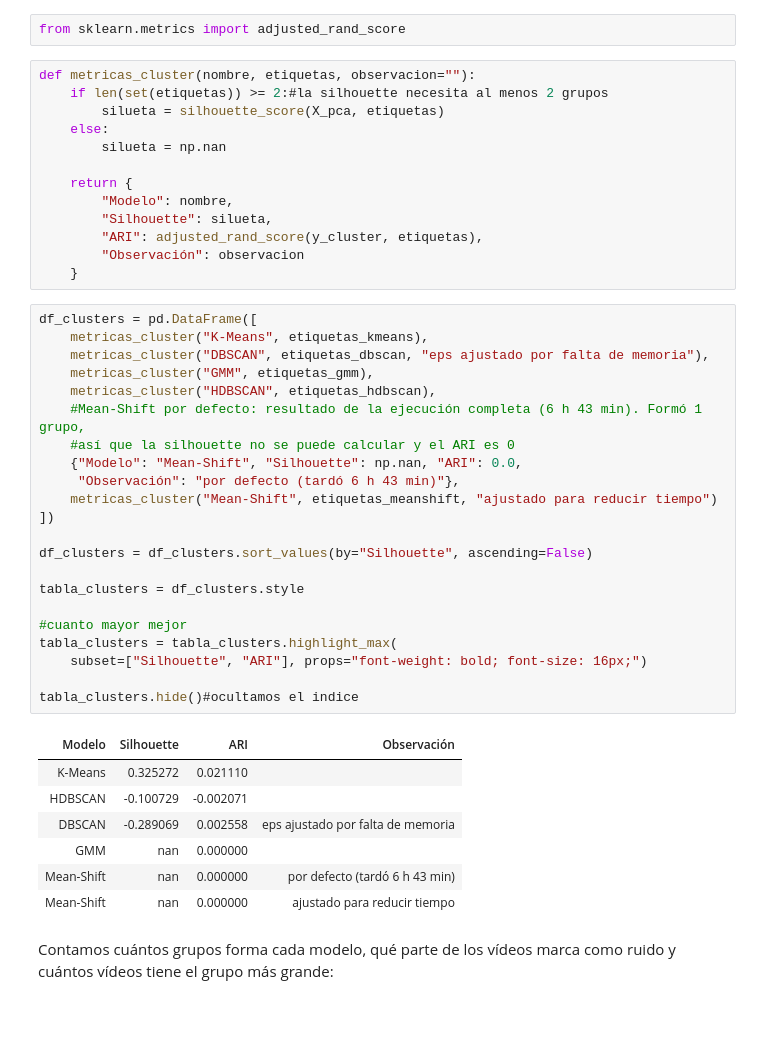
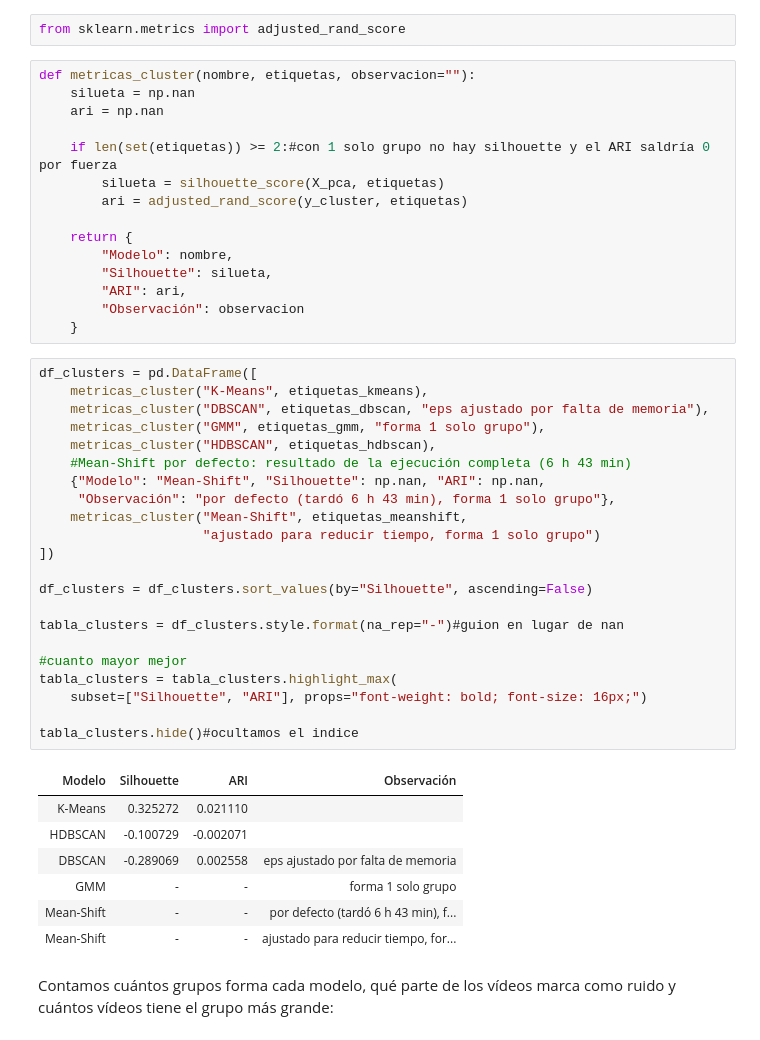
Before and after one commit to fernanditomartinez85/PRACTICA-FINAL-IA, a Jupyter notebook: exploratory_analysis.ipynb, the cells around one changed output. Drawn from its saved outputs; the diff is of its cells as text.

Commit message:
Tablas de clusterización con guiones y aviso de 1 solo grupo; conclusión de K-Means sin aludir al gráfico
Co-Authored-By: Claude Opus 5.5 <noreply@anthropic.com>

```diff
--- a/exploratory_analysis.ipynb
+++ b/exploratory_analysis.ipynb
@@ -1776,47 +1776,49 @@ Comparamos los cinco modelos con estas métricas:
 from sklearn.metrics import adjusted_rand_score
 # %%
 def metricas_cluster(nombre, etiquetas, observacion=""):
-    if len(set(etiquetas)) >= 2:#la silhouette necesita al menos 2 grupos
+    silueta = np.nan
+    ari = np.nan
+
+    if len(set(etiquetas)) >= 2:#con 1 solo grupo no hay silhouette y el ARI saldría 0 por fuerza
         silueta = silhouette_score(X_pca, etiquetas)
-    else:
-        silueta = np.nan
+        ari = adjusted_rand_score(y_cluster, etiquetas)
 
     return {
         "Modelo": nombre,
         "Silhouette": silueta,
-        "ARI": adjusted_rand_score(y_cluster, etiquetas),
+        "ARI": ari,
         "Observación": observacion
     }
 # %%
 df_clusters = pd.DataFrame([
     metricas_cluster("K-Means", etiquetas_kmeans),
     metricas_cluster("DBSCAN", etiquetas_dbscan, "eps ajustado por falta de memoria"),
-    metricas_cluster("GMM", etiquetas_gmm),
+    metricas_cluster("GMM", etiquetas_gmm, "forma 1 solo grupo"),
     metricas_cluster("HDBSCAN", etiquetas_hdbscan),
-    #Mean-Shift por defecto: resultado de la ejecución completa (6 h 43 min). Formó 1 grupo,
-    #así que la silhouette no se puede calcular y el ARI es 0
-    {"Modelo": "Mean-Shift", "Silhouette": np.nan, "ARI": 0.0,
-     "Observación": "por defecto (tardó 6 h 43 min)"},
-    metricas_cluster("Mean-Shift", etiquetas_meanshift, "ajustado para reducir tiempo")
+    #Mean-Shift por defecto: resultado de la ejecución completa (6 h 43 min)
+    {"Modelo": "Mean-Shift", "Silhouette": np.nan, "ARI": np.nan,
+     "Observación": "por defecto (tardó 6 h 43 min), forma 1 solo grupo"},
+    metricas_cluster("Mean-Shift", etiquetas_meanshift,
+                     "ajustado para reducir tiempo, forma 1 solo grupo")
 ])
 
 df_clusters = df_clusters.sort_values(by="Silhouette", ascending=False)
 
-tabla_clusters = df_clusters.style
+tabla_clusters = df_clusters.style.format(na_rep="-")#guion en lugar de nan
 
 #cuanto mayor mejor
 tabla_clusters = tabla_clusters.highlight_max(
     subset=["Silhouette", "ARI"], props="font-weight: bold; font-size: 16px;")
 
 tabla_clusters.hide()#ocultamos el indice
 # %% [output]
 | Modelo | Silhouette | ARI | Observación |
 | K-Means | 0.325272 | 0.021110 |  |
 | HDBSCAN | -0.100729 | -0.002071 |  |
 | DBSCAN | -0.289069 | 0.002558 | eps ajustado por falta de memoria |
-| GMM | nan | 0.000000 |  |
-| Mean-Shift | nan | 0.000000 | por defecto (tardó 6 h 43 min) |
-| Mean-Shift | nan | 0.000000 | ajustado para reducir tiempo |
+| GMM | - | - | forma 1 solo grupo |
+| Mean-Shift | - | - | por defecto (tardó 6 h 43 min), f... |
+| Mean-Shift | - | - | ajustado para reducir tiempo, for... |
 # %% [markdown]
 Contamos cuántos grupos forma cada modelo, qué parte de los vídeos marca como ruido y cuántos vídeos tiene el grupo más grande:
 # %%
```
Also changed, not shown: parts of 2 cells of this notebook.
